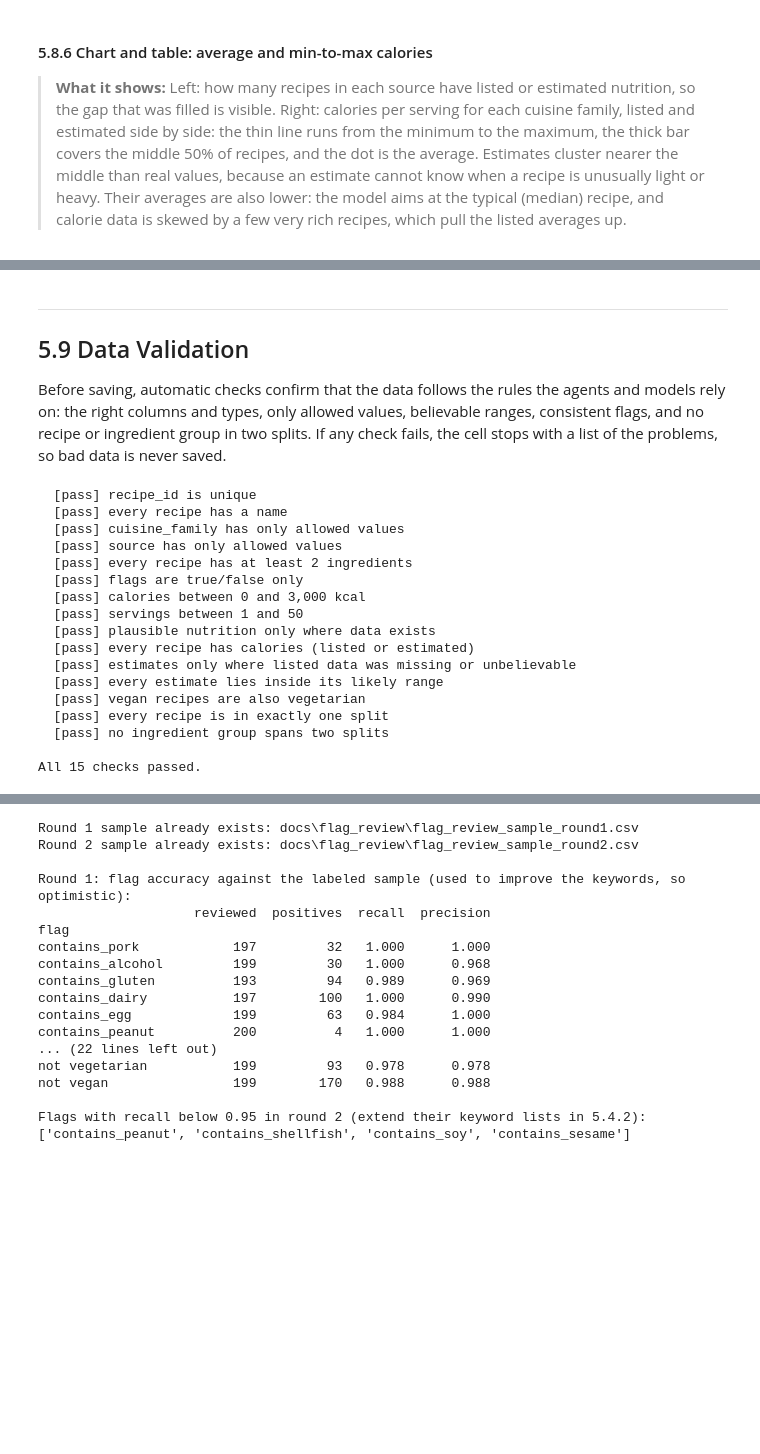
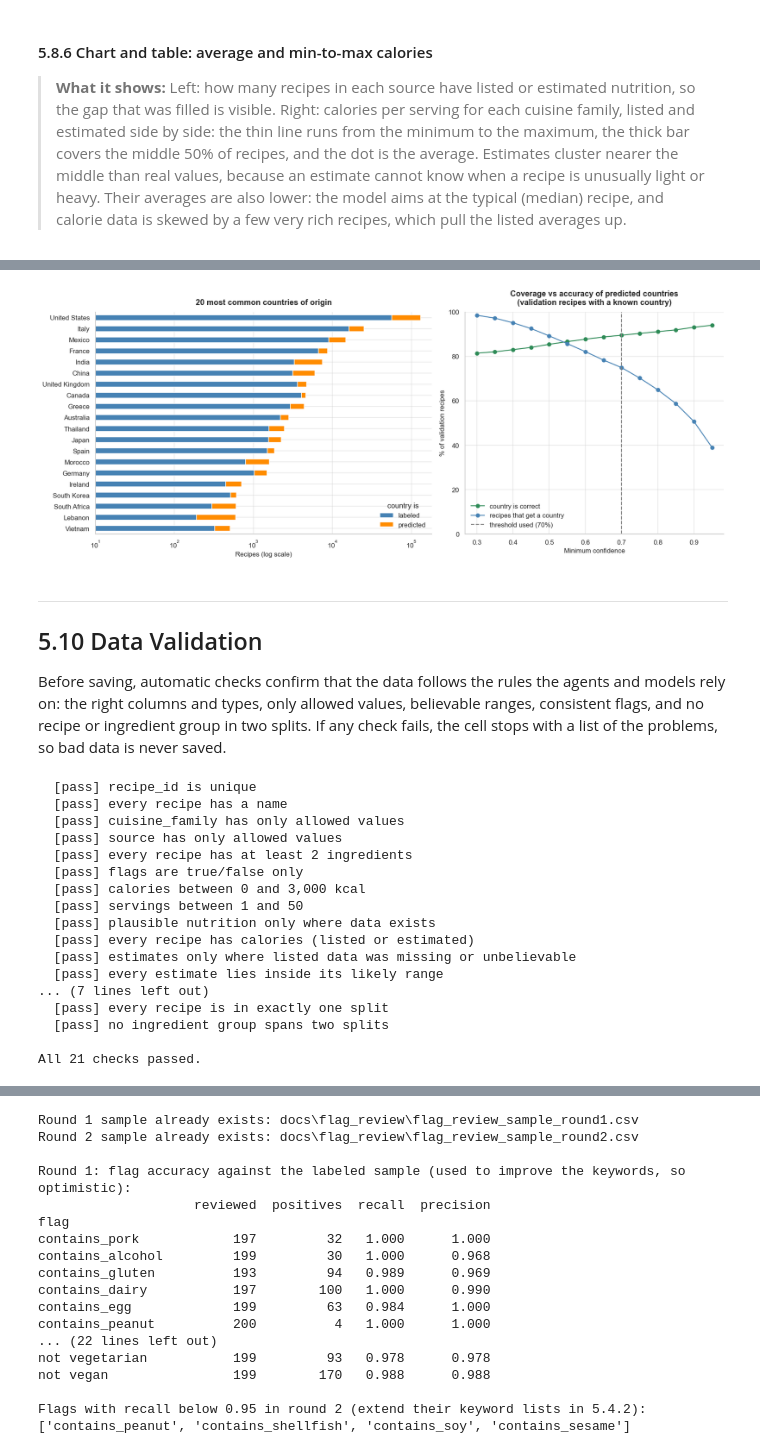
Before and after one commit to Chloe-Tu2/The-EverFlavor-AI, a Jupyter notebook: notebooks/01_data_acquisition_EverFlavor_V3.ipynb, the cells around one changed output, grey strips where cells are left out. Saved outputs shown, nothing was run; the diff lists cells and outputs as text; code cells hidden in the pictures; blank space fills up the shorter version.

```diff
--- a/notebooks/01_data_acquisition_EverFlavor_V3.ipynb
+++ b/notebooks/01_data_acquisition_EverFlavor_V3.ipynb
@@ -3782,15 +4224,46 @@ themealdb   estimated             583    389.0     57.0    952.0
+# %%
+fig, axes = plt.subplots(1, 2, figsize=(16, 6.5), gridspec_kw={"width_ratios": [1.3, 1]})
+
+known_origin = df_all[df_all["origin_source"] != "unknown"]
+top_countries = known_origin["origin_country"].value_counts().head(20).index
+by_country = (pd.crosstab(known_origin["origin_country"], known_origin["origin_source"])
+              .reindex(index=top_countries, columns=["labeled", "predicted"], fill_value=0))
+by_country.plot.barh(stacked=True, ax=axes[0], color=["steelblue", "darkorange"])
+axes[0].invert_yaxis()
+axes[0].set_xscale("log")   # the United States is far larger than the rest
+axes[0].set_xlim(left=10)   # so small labeled bars stay visible
+axes[0].set_xlabel("Recipes (log scale)")
+axes[0].set_ylabel("")
+axes[0].legend(title="country is", loc="lower right")
+axes[0].set_title("20 most common countries of origin")
+
+axes[1].plot(origin_threshold_table.index, origin_threshold_table["correct (%)"], marker="o",
+             color="seagreen", label="country is correct")
+axes[1].plot(origin_threshold_table.index, origin_threshold_table["kept (%)"], marker="o",
+             color="steelblue", label="recipes that get a country")
+axes[1].axvline(ORIGIN_MIN_CONFIDENCE, ls="--", color="gray", label=f"threshold used ({ORIGIN_MIN_CONFIDENCE:.0%})")
+axes[1].set_ylim(0, 100)
+axes[1].set_xlabel("Minimum confidence")
+axes[1].set_ylabel("% of validation recipes")
+axes[1].legend(loc="lower left")
+axes[1].set_title("Coverage vs accuracy of predicted countries\n(validation recipes with a known country)")
+
+show_figure(fig, "19_origin_countries")
+# %% [output]
+[figure, added]
 # %% [markdown]
 ---
 
-## 5.9 Data Validation
+## 5.10 Data Validation
 
 Before saving, automatic checks confirm that the data follows the rules the agents and models rely on: the right columns and types, only allowed values, believable ranges, consistent flags, and no recipe or ingredient group in two splits. If any check fails, the cell stops with a list of the problems, so bad data is never saved.
 # %%
 ALLOWED_FAMILIES = {"Asian", "European", "Latin American", "African", "Middle Eastern", "Other"}
 ALLOWED_SOURCES = set(SOURCE_PRIORITY)
 EXTRA_COLUMNS = ["has_nutrition", "nutrition_plausible", "cuisine_labeled", "ingredient_group", "split",
-                 "nutrition_source", "calories_est_min", "calories_est_max", "usda_dish", "usda_dish_kcal"]
-BOOL_COLUMNS = FLAG_COLUMNS + ["has_nutrition", "nutrition_plausible", "cuisine_labeled"]
+                 "nutrition_source", "calories_est_min", "calories_est_max", "usda_dish", "usda_dish_kcal",
+                 "origin_source", "origin_confidence", *DIET_COLUMNS]
+BOOL_COLUMNS = FLAG_COLUMNS + DIET_COLUMNS + ["has_nutrition", "nutrition_plausible", "cuisine_labeled"]
 
 
 def validate_recipes(df):
@@ -3816,6 +4289,12 @@ def validate_recipes(df):
         "every estimate lies inside its likely range" : df.loc[estimated, "calories_per_serving"].between(
             df.loc[estimated, "calories_est_min"], df.loc[estimated, "calories_est_max"]).all(),
         "vegan recipes are also vegetarian"           : (~df["vegan"] | df["vegetarian"]).all(),
+        "recipes with meat are not vegetarian"        : (~df["contains_meat"] | ~df["vegetarian"]).all(),
+        "every diet column follows its rule (5.4.7)"  : all((df[d] == meets_diet(df, d)).all() for d in DIET_PROFILES),
+        "nutrition diets only with listed nutrition"  : (~df[list(NUTRITION_DIETS)].any(axis=1) | df["nutrition_plausible"]).all(),
+        "origin_source has only allowed values"       : df["origin_source"].isin(["labeled", "predicted", "unknown"]).all(),
+        "country is Unknown only when origin is unknown": ((df["origin_country"] == "Unknown") == (df["origin_source"] == "unknown")).all(),
+        "predicted countries meet the confidence bar" : (df.loc[df["origin_source"] == "predicted", "origin_confidence"] >= ORIGIN_MIN_CONFIDENCE).all(),
         "every recipe is in exactly one split"        : df["split"].isin(["train", "val", "test"]).all(),
         "no ingredient group spans two splits"        : (df.groupby("ingredient_group")["split"].nunique() == 1).all(),
     }
@@ -3840,11 +4319,11 @@ print(f"\nAll {len(results)} checks passed.")
   [pass] every recipe has calories (listed or estimated)
   [pass] estimates only where listed data was missing or unbelievable
   [pass] every estimate lies inside its likely range
-  [pass] vegan recipes are also vegetarian
+... (7 lines left out)
   [pass] every recipe is in exactly one split
   [pass] no ingredient group spans two splits
 
-All 15 checks passed.
+All 21 checks passed.
 # %% [markdown]
 ---
 
```
Also changed, not shown: parts of 39 cells of this notebook, 8 other files.
